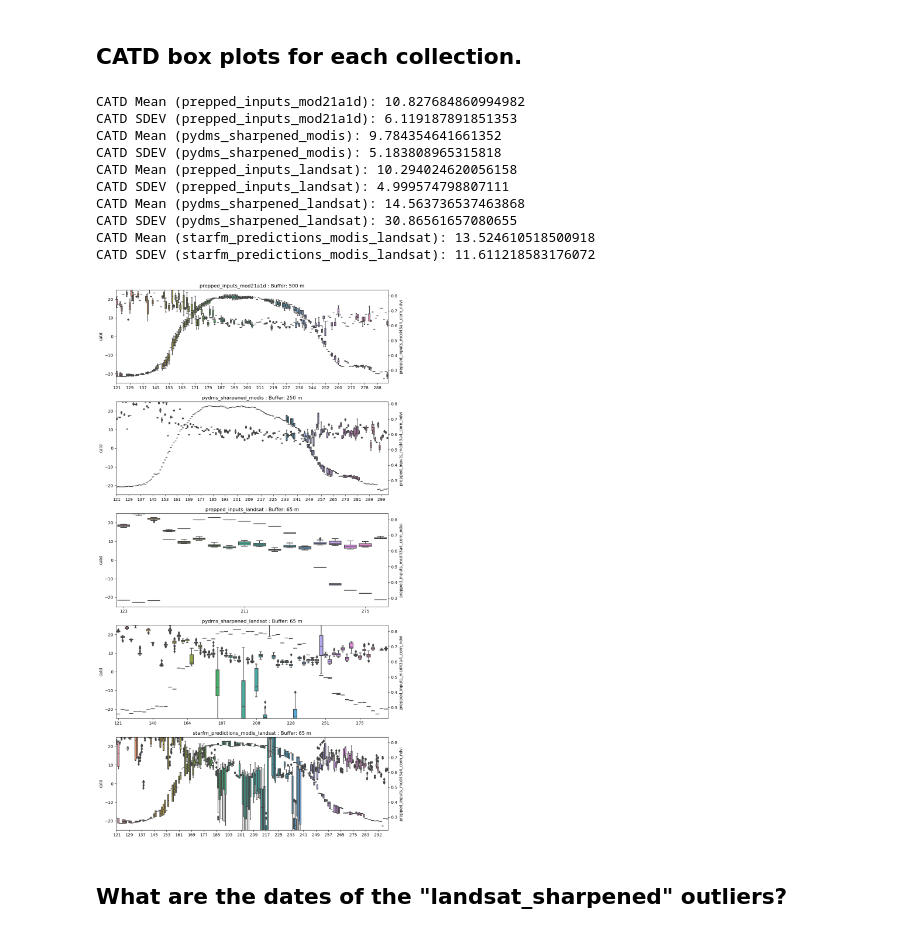
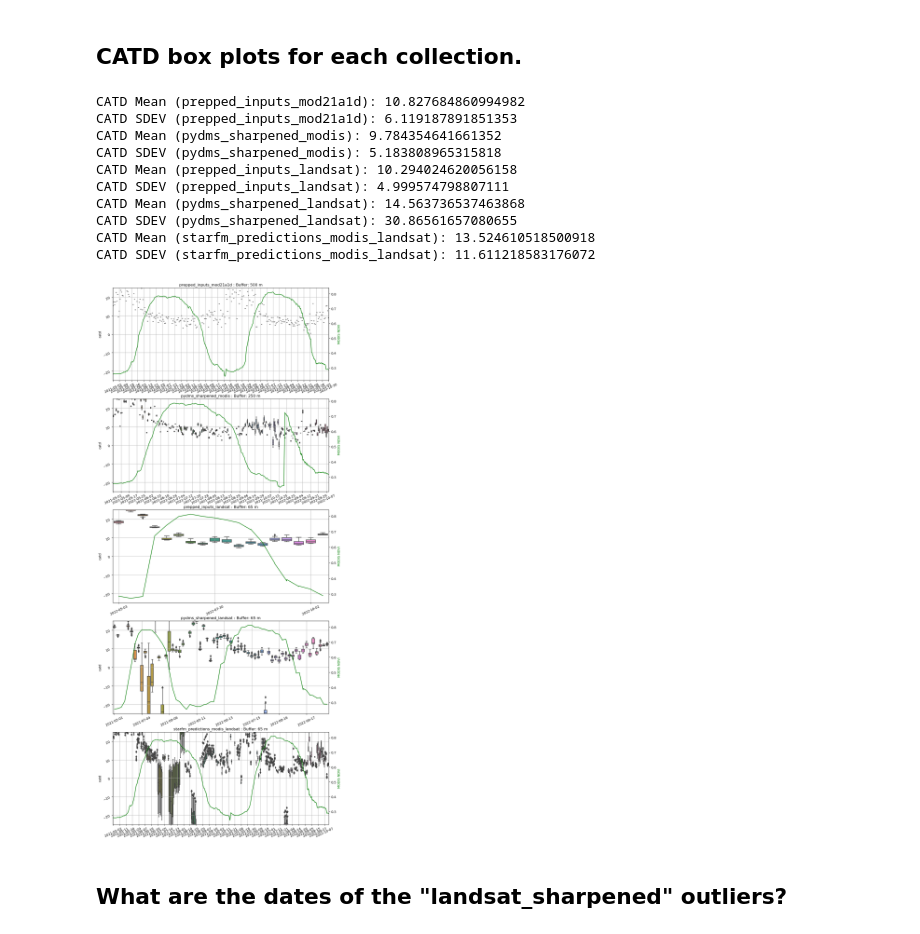
Before and after one commit to eculler/lst-crop-stress-capstone, a Jupyter notebook: exploratory/corn-lst-comparison-tcruicks.ipynb, the cells around one changed output. Drawn from its saved outputs; the diff is of its cells as text; code cells hidden in the pictures.

```diff
--- a/exploratory/corn-lst-comparison-tcruicks.ipynb
+++ b/exploratory/corn-lst-comparison-tcruicks.ipynb
@@ -712,7 +694,7 @@ m
 import seaborn as sns
 import matplotlib.ticker as ticker
 
-plt.figure(figsize=(12, 24))
+plt.figure(figsize=(12, 30))
 
 # Loop through each collection in the dictionary.
 for i, asset in enumerate(asset_dict):
@@ -730,39 +712,43 @@ for i, asset in enumerate(asset_dict):
 
     df_new = df
     df_new.index = pd.to_datetime(df_new.index)
 
     # Compute a few stats to print to screen.
     mean = df_new['catd'].abs().mean()
     sd = df_new['catd'].std()
     print ( "CATD Mean ({}): {}".format(asset, mean))
     print ( "CATD SDEV ({}): {}".format(asset, sd))
 
     # Make box plots.
     (sns.boxplot(
-        x=df_new.index.dayofyear,
+        x=df_new.index.to_series().apply(lambda x: x.strftime('%Y-%m-%d')),
         y=df_new['catd'],
         ax=ax)
         .set(title="{} : Buffer: {} m".format(asset, asset_dict[asset][4])))
 
-    sns.boxplot(
-        x=df_new.index.dayofyear,
-        y=df_new['prepped_inputs_mcd43a4_corn_ndvi'],
-        ax=ax2)
+    ax2.plot(
+        df_new.index.to_series().apply(lambda x: x.strftime('%Y-%m-%d')),
+        df_new['prepped_inputs_mcd43a4_corn_ndvi'],
+        color="green")
 
+    ax2.set_ylabel('MODIS NDVI', color='green')
     ax.xaxis.set_major_locator(ticker.MultipleLocator(8))
+    ax.tick_params(labelrotation=25)
     ax.set_ylim(-25,25)
+
+    ax.grid()
 # %% [output]
 CATD Mean (prepped_inputs_mod21a1d): 10.827684860994982
 CATD SDEV (prepped_inputs_mod21a1d): 6.119187891851353
 CATD Mean (pydms_sharpened_modis): 9.784354641661352
 CATD SDEV (pydms_sharpened_modis): 5.183808965315818
 CATD Mean (prepped_inputs_landsat): 10.294024620056158
 CATD SDEV (prepped_inputs_landsat): 4.999574798807111
 CATD Mean (pydms_sharpened_landsat): 14.563736537463868
 CATD SDEV (pydms_sharpened_landsat): 30.86561657080655
 CATD Mean (starfm_predictions_modis_landsat): 13.524610518500918
 CATD SDEV (starfm_predictions_modis_landsat): 11.611218583176072
-[figure, old version]
+[figure, new version]
 # %% [markdown]
 ## What are the dates of the "landsat_sharpened" outliers?
 # %%
```
Also changed, not shown: parts of 4 cells of this notebook.
